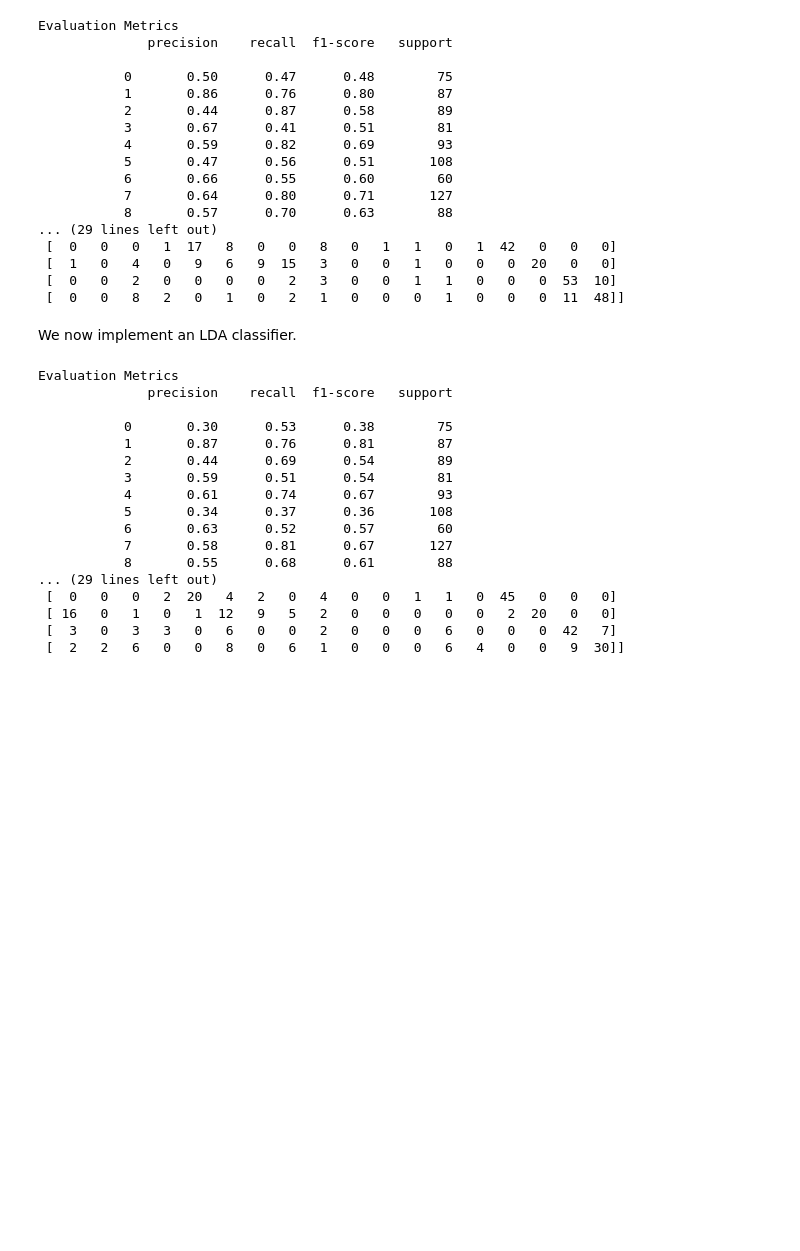
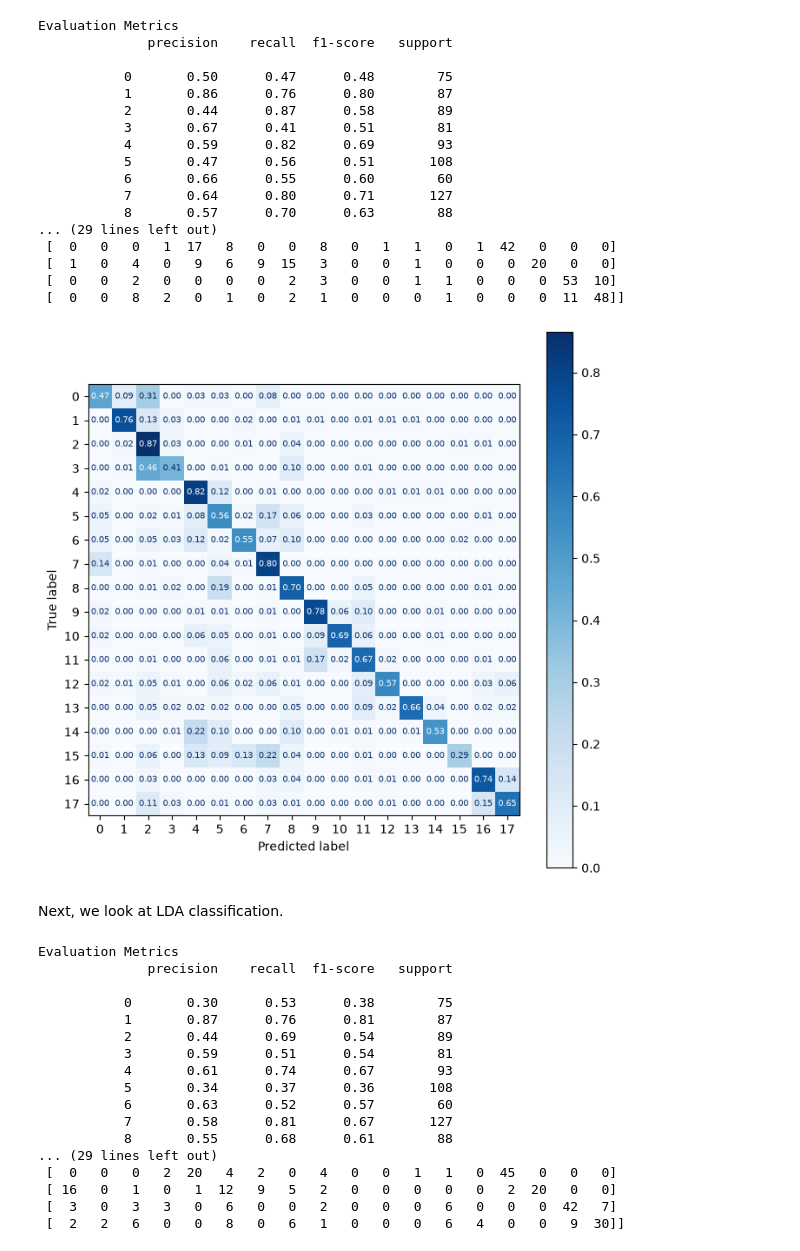
Before and after one commit to pulasthi-u/bm4152-paper, a Jupyter notebook: notebook_v2.ipynb, the cells around one changed output. Drawn from its saved outputs; the diff is of its cells as text; code cells hidden in the pictures; blank space fills up the shorter version.

```diff
--- a/notebook_v2.ipynb
+++ b/notebook_v2.ipynb
@@ -451,2 +546,6 @@ normalizer, X_train, y_train, X_test, y_test = spectrogram_dataset_for_subject(2
+# %%
+normalizer, X_train, y_train, X_test, y_test = spectrogram_dataset_for_subject(subject_data)
+
+normalizer_rms, X_train_rms, _, X_test_rms, _ = rms_dataset_for_subject(subject_data)
 # %%
 print (X_train.shape, y_train.shape, X_test.shape, y_test.shape)
@@ -464,14 +568,14 @@ Percentage of Variance Explained: 72.21328735351562%
 # %% [markdown]
 Then, we perform a grid-search with 4-fold cross-validation to choose the best parameters $c$ and $\gamma$ for an SVM classifier for the data, and train it using these parameters.
 # %%
-parameters = {
+svm_parameters = {
     'C': [2**i for i in range(-2, 15)],
     'gamma': [2**i for i in range(-12, 8)]
 } # As the authors have described
 
 svm = sklearn.model_selection.GridSearchCV(
     sklearn.svm.SVC(kernel='rbf'),
-    parameters, cv=4, scoring='accuracy'
+    svm_parameters, cv=4, scoring='accuracy'
 )
 
 svm.fit(X_train_reduced, y_train)
@@ -531,13 +648,13 @@ We will compare the performance of the SVM classifier with the following differe
 
 We will first look at kNN classification.
 # %%
-parameters = {
+knn_parameters = {
     'n_neighbors': [i for i in range(2, 30)]
 }
 
 knn = sklearn.model_selection.GridSearchCV(
     sklearn.neighbors.KNeighborsClassifier(),
-    parameters, cv=4, scoring='accuracy'
+    knn_parameters, cv=4, scoring='accuracy'
 )
 
 knn.fit(X_train_reduced, y_train)
@@ -561,7 +678,10 @@ print("Evaluation Metrics")
 print(sklearn.metrics.classification_report(y_test, knn_predictions))
 
 print("Confusion Matrix")
-print(sklearn.metrics.confusion_matrix(y_test, knn_predictions))
+cm_knn = sklearn.metrics.confusion_matrix(y_test, knn_predictions, normalize='true')
+print(cm_knn)
+
+knn_metrics = sklearn.metrics.classification_report(y_test, knn_predictions, output_dict=True)
 # %% [output]
 Evaluation Metrics
               precision    recall  f1-score   support
@@ -580,8 +700,19 @@ Evaluation Metrics
  [  1   0   4   0   9   6   9  15   3   0   0   1   0   0   0  20   0   0]
  [  0   0   2   0   0   0   0   2   3   0   0   1   1   0   0   0  53  10]
  [  0   0   8   2   0   1   0   2   1   0   0   0   1   0   0   0  11  48]]
+# %%
+# Plot the confusion matrix
+cm_knn_disp = sklearn.metrics.ConfusionMatrixDisplay(confusion_matrix=cm_knn)
+
+plt.figure(figsize=(8, 8))
+
+cm_knn_disp.plot(cmap='Blues', values_format='.2f', ax=plt.gca(), text_kw={'size': 7})
+
+plt.show()
+# %% [output]
+[figure, added]
 # %% [markdown]
-We now implement an LDA classifier.
+Next, we look at LDA classification.
 # %%
 lda = sklearn.discriminant_analysis.LinearDiscriminantAnalysis()
 
```
Also changed, not shown: parts of 20 cells of this notebook.
